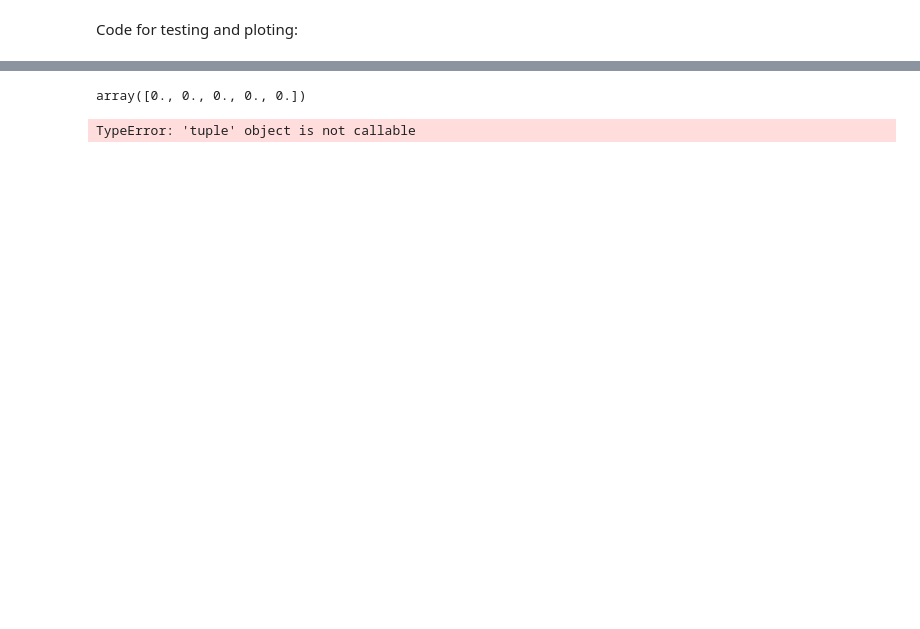
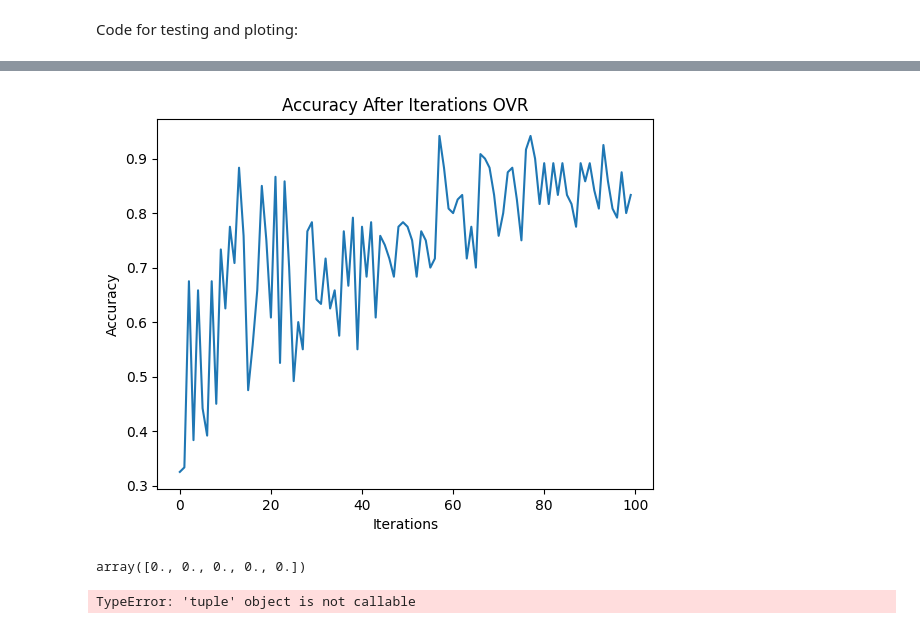
Before and after one commit to charlie-liuu/CS480, a Jupyter notebook: cs480680_assignment1_W24.ipynb, the cells around one changed output, grey strips where cells are left out. Cells and saved outputs as stored; diff of their text form; code cells hidden in the pictures; blank space fills up the shorter version.

```diff
--- a/cs480680_assignment1_W24.ipynb
+++ b/cs480680_assignment1_W24.ipynb
@@ -106,26 +111,28 @@ class Perceptron():
         self.w = w
         self.b = b
 
-    def fit(self, X, y, iterations):
-        #init w vector
-        self.w = np.zeros(X.shape[1]) + self.w
-        #pad
-        self.w = np.append(self.w, self.b)
+    def fit(self, X, y, iterations, w = None):
+        if w is None:
+            #init w vector
+            w = np.zeros(X.shape[1]) + self.w
+            #pad
+            w = np.append(w, self.b)
 
         for i in range(iterations):
             for idx, j in enumerate(X):
                 #pad x
                 j = np.append(j, 1)
-                print(f'Weights n bias {self.w}')
-                print(f'score{(np.inner(j, self.w))}')
-                if (y[idx]*(np.inner(j, self.w)) <= 0):
-                    self.w = self.w + y[idx]*j
+                # print(f'Weights n bias {w}')
+                # print(f'score{(np.inner(j, w))}')
+                if (y[idx]*(np.inner(j, w)) <= 0):
+                    w = w + y[idx]*j
+        self.w = w
 
     def predict(self, X, w = None):
         if w is None:
             w = self.w
         X = np.array([np.append(i, 1) for i in X])
-        print(X.shape)
+        # print(X.shape)
         return np.dot(w, X.T)
 # %%
 for enumerate?
@@ -280,3 +311,10 @@ AttributeError: 'str' object has no attribute 'w'
+# %%
+plt.plot(Percep.accuracy)
+plt.title('Accuracy After Iterations OVR')
+plt.ylabel("Accuracy")
+plt.xlabel("Iterations");
+# %% [output]
+[figure, added]
 # %%
 np.zeros(5)
 # %% [output]
```
Also changed, not shown: parts of 15 cells of this notebook.
